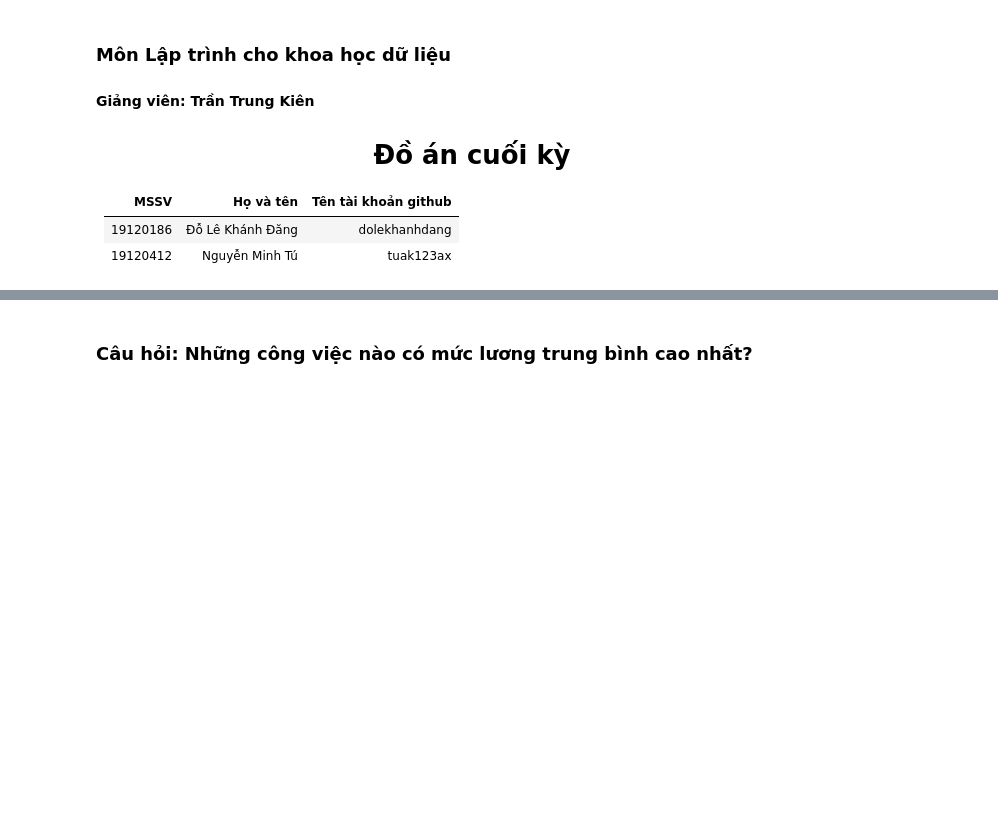
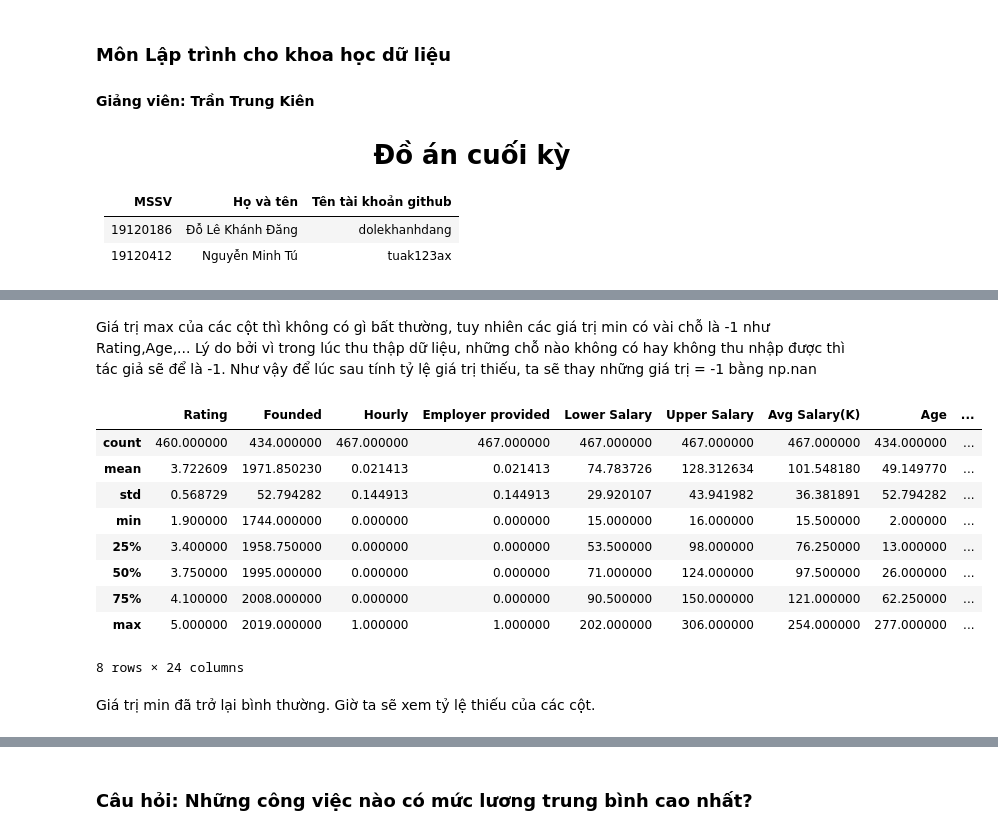
Before and after one commit to dolekhanhdang/-n-cu-i-k---LT-KHDL, a Jupyter notebook: Final Project.ipynb, the cells around one changed output, grey strips where cells are left out. Cells and saved outputs as stored; diff of their text form; code cells hidden in the pictures; blank space fills up the shorter version.

```diff
--- a/Final Project.ipynb
+++ b/Final Project.ipynb
@@ -333,0 +167,19 @@ cate_col_df
+# %% [markdown]
+Giá trị max của các cột thì không có gì bất thường, tuy nhiên các giá trị min có vài chỗ là -1 như Rating,Age,... Lý do bởi vì trong lúc thu thập dữ liệu, những chỗ nào không có hay không thu nhập được thì tác giả sẽ để là -1. Như vậy để lúc sau tính tỷ lệ giá trị thiếu, ta sẽ thay những giá trị = -1 bằng np.nan
+# %%
+data = data.replace(-1,np.nan)
+data = data.replace('-1',np.nan)
+data.describe()
+# %% [output]
+|  | Rating | Founded | Hourly | Employer provided | Lower Salary | Upper Salary | Avg Salary(K) | Age | ... |
+| count | 460.000000 | 434.000000 | 467.000000 | 467.000000 | 467.000000 | 467.000000 | 467.000000 | 434.000000 | ... |
+| mean | 3.722609 | 1971.850230 | 0.021413 | 0.021413 | 74.783726 | 128.312634 | 101.548180 | 49.149770 | ... |
+| std | 0.568729 | 52.794282 | 0.144913 | 0.144913 | 29.920107 | 43.941982 | 36.381891 | 52.794282 | ... |
+| min | 1.900000 | 1744.000000 | 0.000000 | 0.000000 | 15.000000 | 16.000000 | 15.500000 | 2.000000 | ... |
+| 25% | 3.400000 | 1958.750000 | 0.000000 | 0.000000 | 53.500000 | 98.000000 | 76.250000 | 13.000000 | ... |
+| 50% | 3.750000 | 1995.000000 | 0.000000 | 0.000000 | 71.000000 | 124.000000 | 97.500000 | 26.000000 | ... |
+| 75% | 4.100000 | 2008.000000 | 0.000000 | 0.000000 | 90.500000 | 150.000000 | 121.000000 | 62.250000 | ... |
+| max | 5.000000 | 2019.000000 | 1.000000 | 1.000000 | 202.000000 | 306.000000 | 254.000000 | 277.000000 | ... |
+8 rows × 24 columns
+# %% [markdown]
+Giá trị min đã trở lại bình thường. Giờ ta sẽ xem tỷ lệ thiếu của các cột.
```
Also changed, not shown: parts of 101 cells of this notebook.
